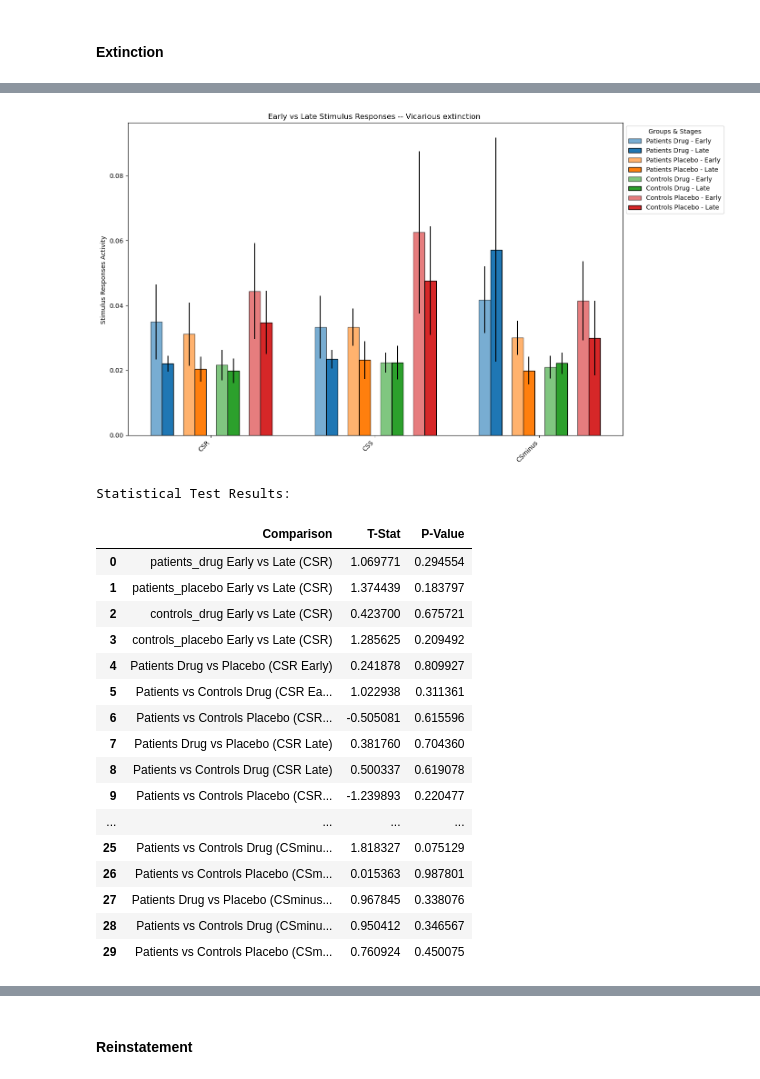
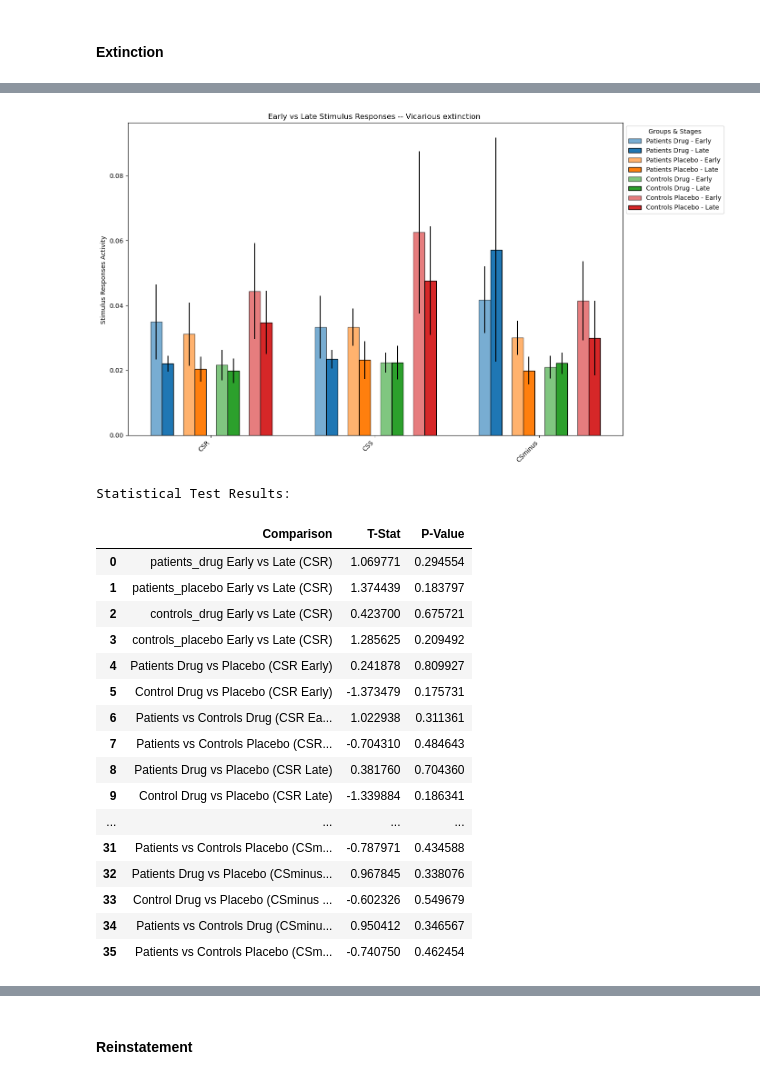
Before and after one commit to gillgrennan/narsad, a Jupyter notebook: NARSAD-scr.ipynb, the cells around one changed output, grey strips where cells are left out. Saved outputs shown, nothing was run; the diff lists cells and outputs as text; code cells hidden in the pictures.

```diff
--- a/NARSAD-scr.ipynb
+++ b/NARSAD-scr.ipynb
@@ -12,7 +12,7 @@ import pandas as pd
 import numpy as np
 
 # Parameters
-trialnumber = range(1, 25)  # Can adjust to first half of trials: range(1, 13)
+trialnumber = range(1, 13)  # Can adjust to first half of trials: range(1, 13)
 excludeparticipants = 1  # Set to 0 to include all participants
 rejtrials_threshold = 24  # Adjust the threshold as needed
 
@@ -560,7 +969,7 @@ import numpy as np
 
 # Parameters to adjust:
 trialnumber2 = range(1, 25)  # Adjust this range to analyze specific trials (e.g., first half = range(1, 13))
-trialnumber3 = range(25, 49) # Adjust this range for phase 3 analysis (e.g., range(25, 37) for first half)
+trialnumber3 = range(25, 37) # Adjust this range for phase 3 analysis (e.g., range(25, 37) for first half)
 
 excludeparticipants = 1  # Set to 0 to include all subjects; if set to 1, participants with rejected trials >= rejtrials_threshold are excluded
 rejtrials_threshold = 24  # Threshold for trial rejection; adjust according to trial number
@@ -1331,8 +2079,9 @@ def calculate_posthoc_tests(all_data):
 
             for group_pair, (data1, data2) in {
                 'Patients Drug vs Placebo': (patient_drug, patient_placebo),
+                'Control Drug vs Placebo': (control_drug, control_placebo),
                 'Patients vs Controls Drug': (patient_drug, control_drug),
-                'Patients vs Controls Placebo': (patient_drug, control_placebo)
+                'Patients vs Controls Placebo': (patient_placebo, control_placebo)
             }.items():
                 t_stat, p_value = ttest_ind(data1, data2) if len(data1) > 1 and len(data2) > 1 else (np.nan, np.nan)
                 results.append({'Comparison': f'{group_pair} ({stimulus} {stage.capitalize()})', 'T-Stat': t_stat, 'P-Value': p_value})
@@ -1372,41 +2121,41 @@ def plot_multibar_with_error_bars(all_stats, title):
                     y = max(group_data_early['Mean'].values[0] + group_data_early['SE'].values[0],
                             group_data_late['Mean'].values[0] + group_data_late['SE'].values[0]) + 0.1
                     plt.plot([x_pos[j] - width/2, x_pos[j] + width/2], [y, y], color='black')
                     plt.text(x_pos[j], y + 0.05, '*', ha='center', va='bottom', color='black')
 
     # Customize the plot
     tick_pos = [x + width * 4.25 for x in range(0, len(stimuli) * (len(groups) + 1), len(groups) + 1)]
     plt.xticks(tick_pos, stimuli, rotation=45, ha='right')
     plt.ylabel(f'{title} Activity ')
     plt.title(f'Early vs Late {title} -- Vicarious extinction ')
     plt.legend(loc='upper left', bbox_to_anchor=(1, 1), title='Groups & Stages')
     plt.tight_layout()
     plt.show()
 
     # Display statistical table below the plot
     print("Statistical Test Results:")
     display(stats_df)
 
 # Plot combined multibar plot for all stimulus categories
 title = 'Stimulus Responses'
 plot_multibar_with_error_bars(all_stats, title)
 # %% [output]
 [figure]
 Statistical Test Results:
 |  | Comparison | T-Stat | P-Value |
 | 0 | patients_drug Early vs Late (CSR) | 1.069771 | 0.294554 |
 | 1 | patients_placebo Early vs Late (CSR) | 1.374439 | 0.183797 |
 | 2 | controls_drug Early vs Late (CSR) | 0.423700 | 0.675721 |
 | 3 | controls_placebo Early vs Late (CSR) | 1.285625 | 0.209492 |
 | 4 | Patients Drug vs Placebo (CSR Early) | 0.241878 | 0.809927 |
-| 5 | Patients vs Controls Drug (CSR Ea... | 1.022938 | 0.311361 |
-| 6 | Patients vs Controls Placebo (CSR... | -0.505081 | 0.615596 |
-| 7 | Patients Drug vs Placebo (CSR Late) | 0.381760 | 0.704360 |
-| 8 | Patients vs Controls Drug (CSR Late) | 0.500337 | 0.619078 |
-| 9 | Patients vs Controls Placebo (CSR... | -1.239893 | 0.220477 |
+| 5 | Control Drug vs Placebo (CSR Early) | -1.373479 | 0.175731 |
+| 6 | Patients vs Controls Drug (CSR Ea... | 1.022938 | 0.311361 |
+| 7 | Patients vs Controls Placebo (CSR... | -0.704310 | 0.484643 |
+| 8 | Patients Drug vs Placebo (CSR Late) | 0.381760 | 0.704360 |
+| 9 | Control Drug vs Placebo (CSR Late) | -1.339884 | 0.186341 |
 | ... | ... | ... | ... |
-| 25 | Patients vs Controls Drug (CSminu... | 1.818327 | 0.075129 |
-| 26 | Patients vs Controls Placebo (CSm... | 0.015363 | 0.987801 |
-| 27 | Patients Drug vs Placebo (CSminus... | 0.967845 | 0.338076 |
-| 28 | Patients vs Controls Drug (CSminu... | 0.950412 | 0.346567 |
-| 29 | Patients vs Controls Placebo (CSm... | 0.760924 | 0.450075 |
+| 31 | Patients vs Controls Placebo (CSm... | -0.787971 | 0.434588 |
+| 32 | Patients Drug vs Placebo (CSminus... | 0.967845 | 0.338076 |
+| 33 | Control Drug vs Placebo (CSminus ... | -0.602326 | 0.549679 |
+| 34 | Patients vs Controls Drug (CSminu... | 0.950412 | 0.346567 |
+| 35 | Patients vs Controls Placebo (CSm... | -0.740750 | 0.462454 |
```
Also changed, not shown: parts of 47 cells of this notebook, 1 other file.
